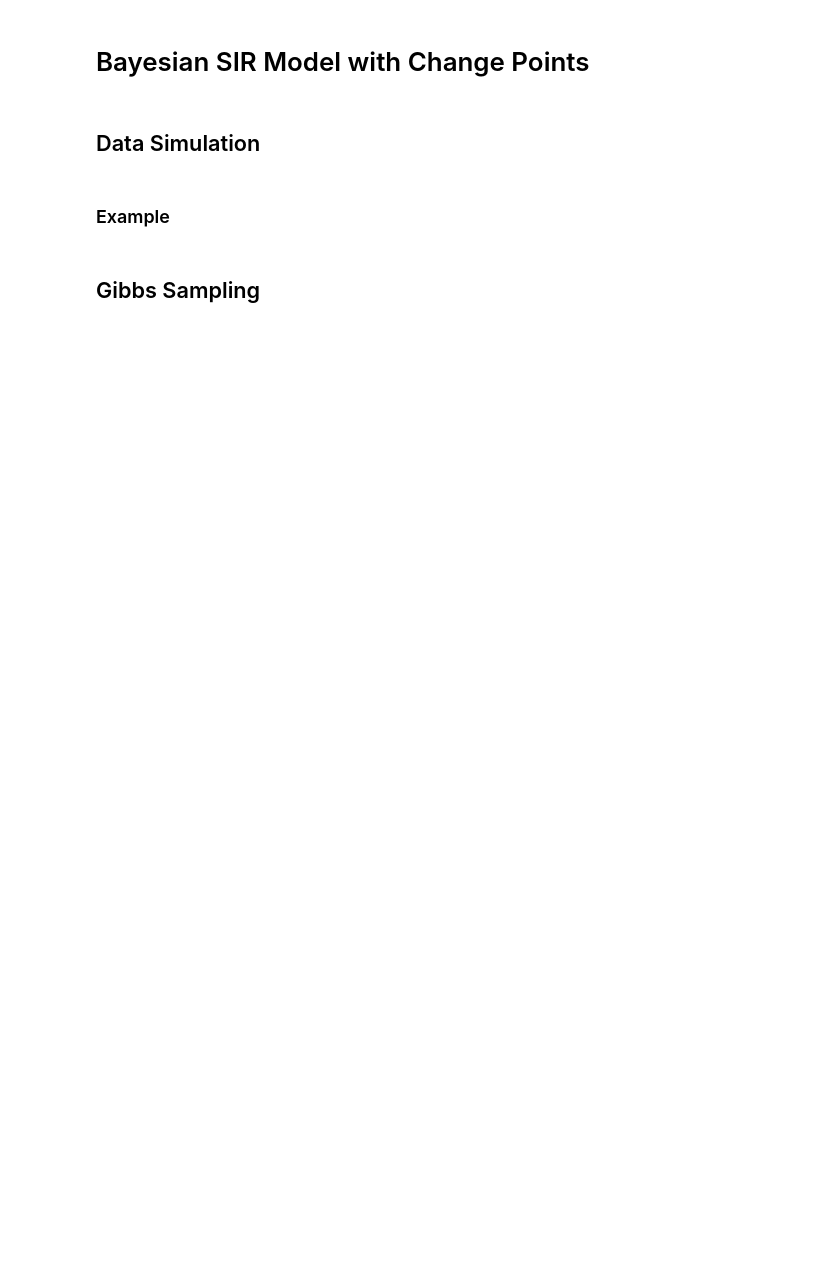
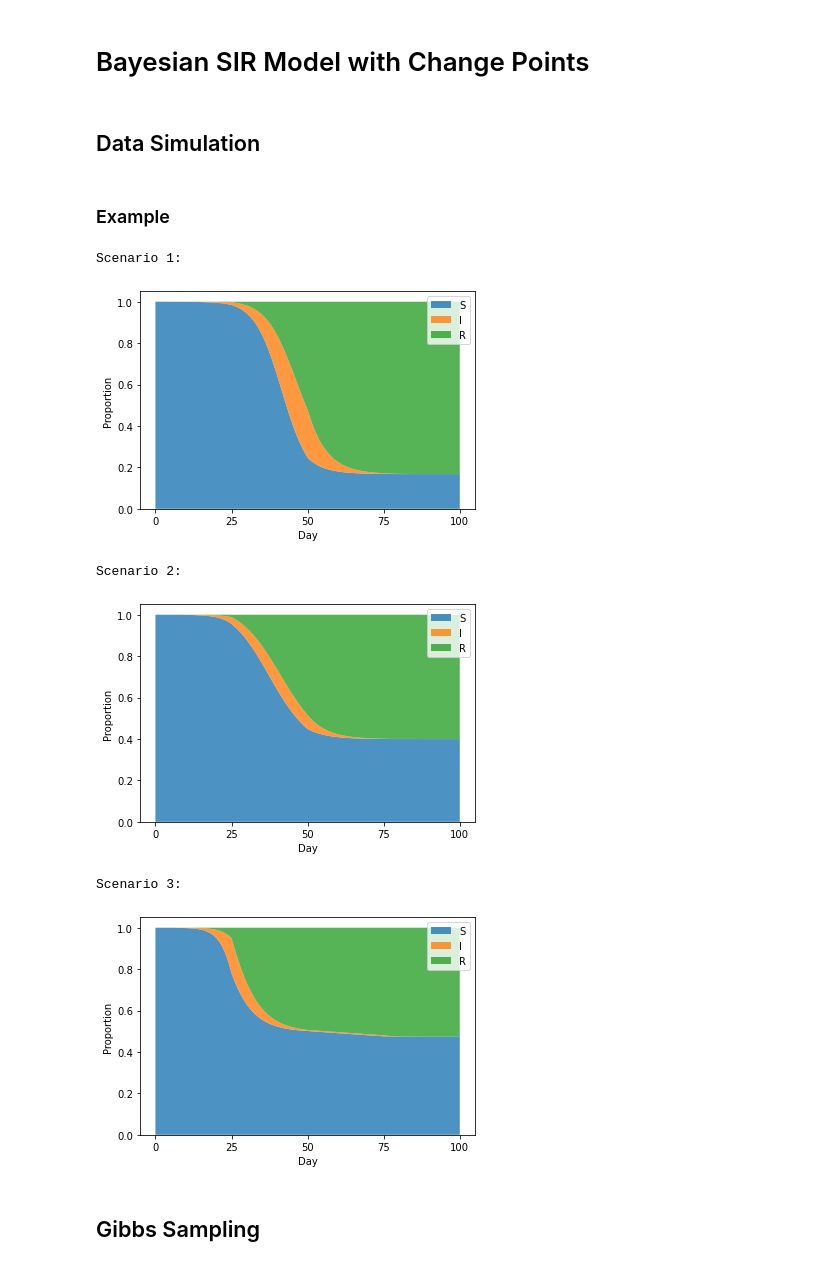
Before and after one commit to enlupi/SIR-Model-Change-Points, a Jupyter notebook: SIR-custom.ipynb, the cells around one changed output. Drawn from its saved outputs; the diff is of its cells as text; code cells hidden in the pictures; blank space fills up the shorter version.

```diff
--- a/SIR-custom.ipynb
+++ b/SIR-custom.ipynb
@@ -93,9 +91,16 @@ R0 = 0
 n_datasets = 100
 # %%
 Delta_I, Delta_R, S, I, R =  sim_dataset(chg_pt, scenarios, T, S0, I0, R0, n_datasets)
-#for i in range(len(scenarios)):
- #   print(f"Scenario {i+1}:")
-#    plot_SRI(S, I, R, sc=i)
+for i in range(len(scenarios)):
+    print(f"Scenario {i+1}:")
+    plot_SRI(S, I, R, sc=i)
+# %% [output]
+Scenario 1:
+[figure, added]
+Scenario 2:
+[figure, added]
+Scenario 3:
+[figure, added]
 # %% [markdown]
 ## Gibbs Sampling
 # %%
```
Also changed, not shown: parts of 9 cells of this notebook.
